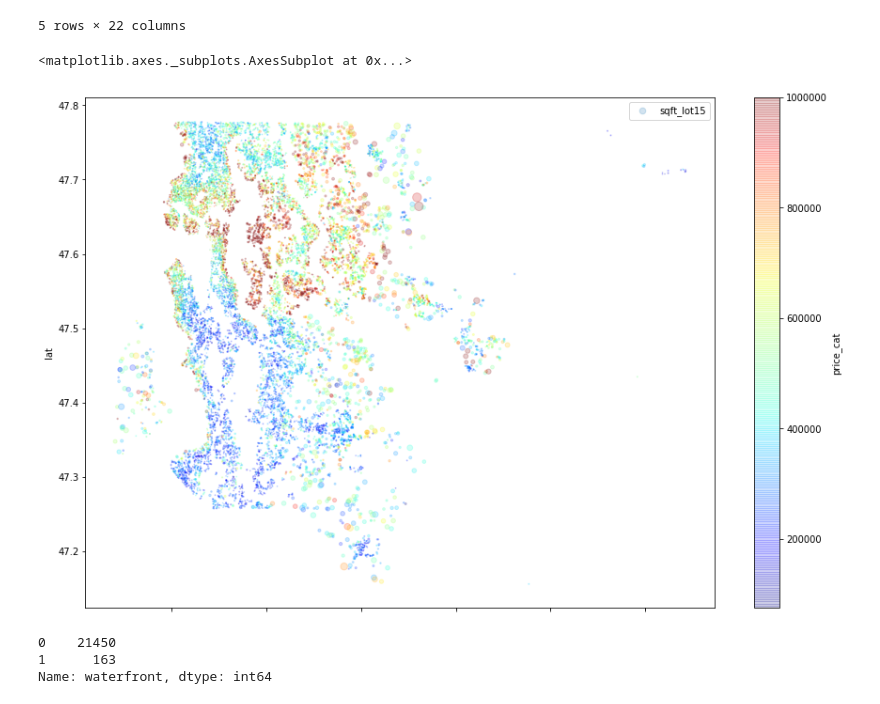
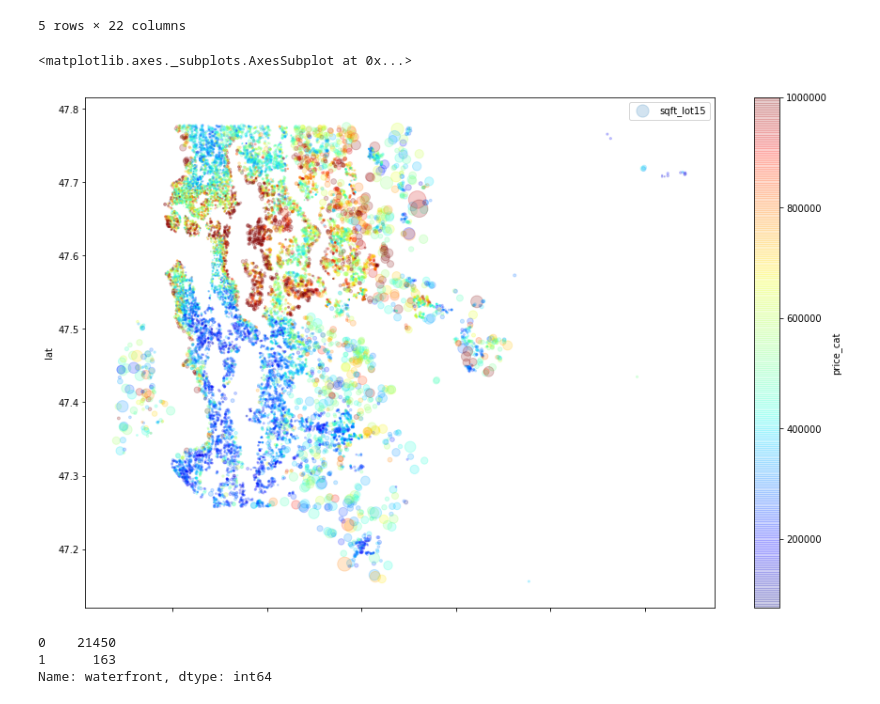
Before and after one commit to sabnak/ml_test, a Jupyter notebook: kc_housing.ipynb, the cells around one changed output. Saved outputs shown, nothing was run; the diff lists cells and outputs as text; code cells hidden in the pictures.

```diff
--- a/kc_housing.ipynb
+++ b/kc_housing.ipynb
@@ -57,19 +58,19 @@ full_dataset.head()
 # %%
 full_dataset.plot(
     kind='scatter',
     x='long',
     y='lat',
     alpha=.2,
-    s=full_dataset['sqft_lot15']/10000,
+    s=full_dataset['sqft_lot15']/2500,
     label='sqft_lot15',
     figsize=(15,10),
     c='price_cat',
     cmap=plt.get_cmap('jet'),
     colorbar=True
 )
 # %% [output]
 <matplotlib.axes._subplots.AxesSubplot at 0x...>
-[figure, old version]
+[figure, new version]
 # %%
 full_dataset.drop('price_cat', axis=1, inplace=True)
 # %%
```
Also changed, not shown: parts of 14 cells of this notebook, 1 other file.
